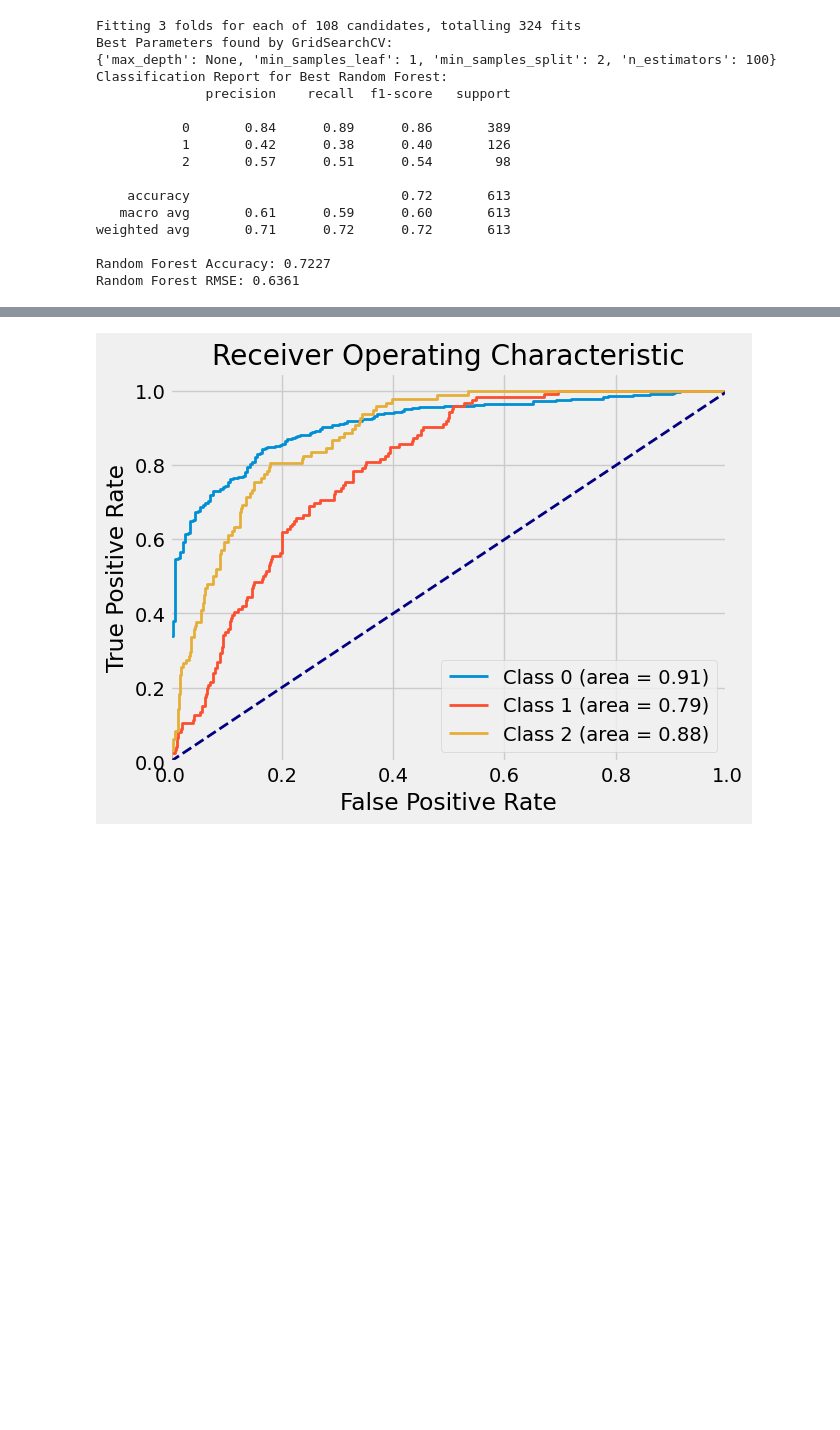
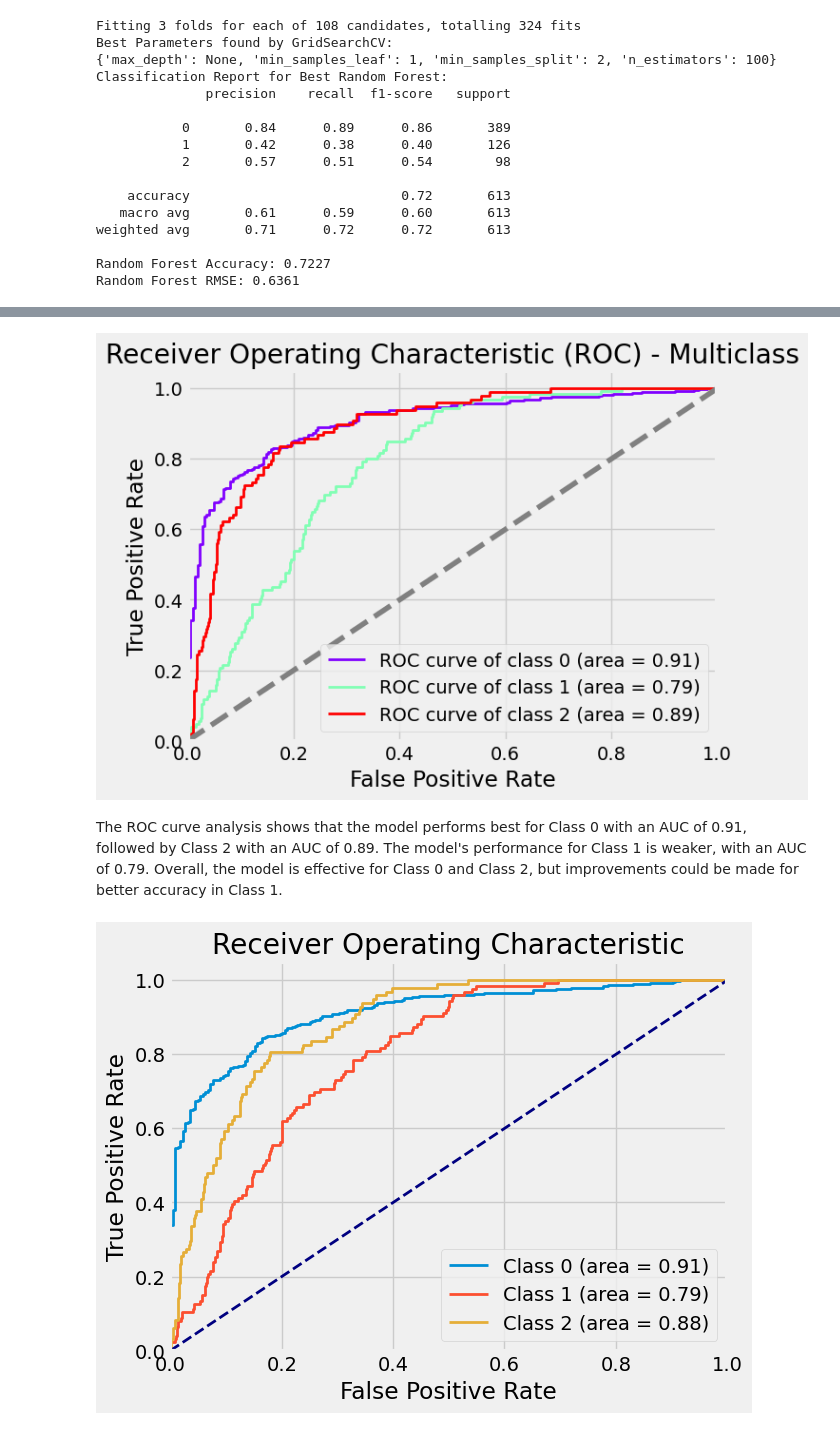
Before and after one commit to JEr1yAnalst/CAPSTONE-PROJECT-sentiment-analysis, a Jupyter notebook: notebook.ipynb, the cells around one changed output, grey strips where cells are left out. Drawn from its saved outputs; the diff is of its cells as text; code cells hidden in the pictures; blank space fills up the shorter version.

```diff
--- a/notebook.ipynb
+++ b/notebook.ipynb
@@ -1628,3 +1737,43 @@ Random Forest RMSE: 0.6361
+# %%
+import matplotlib.pyplot as plt
+from sklearn.metrics import roc_curve, roc_auc_score
+from sklearn.preprocessing import label_binarize
+import numpy as np
+
+# Binarize the output
+y_test_bin = label_binarize(y_test, classes=np.unique(y_test))
+y_pred_prob = best_rf.predict_proba(X_test)
+
+# Compute ROC curve and ROC AUC for each class
+n_classes = y_test_bin.shape[1]
+fpr = dict()
+tpr = dict()
+roc_auc = dict()
+
+for i in range(n_classes):
+    fpr[i], tpr[i], _ = roc_curve(y_test_bin[:, i], y_pred_prob[:, i])
+    roc_auc[i] = roc_auc_score(y_test_bin[:, i], y_pred_prob[:, i])
+
+# Plot ROC curve
+plt.figure()
+colors = plt.cm.rainbow(np.linspace(0, 1, n_classes))
+
+for i, color in zip(range(n_classes), colors):
+    plt.plot(fpr[i], tpr[i], color=color, lw=2,
+             label=f'ROC curve of class {i} (area = {roc_auc[i]:.2f})')
+
+plt.plot([0, 1], [0, 1], color='gray', linestyle='--')
+plt.xlim([0.0, 1.0])
+plt.ylim([0.0, 1.05])
+plt.xlabel('False Positive Rate')
+plt.ylabel('True Positive Rate')
+plt.title('Receiver Operating Characteristic (ROC) - Multiclass')
+plt.legend(loc='lower right')
+plt.show()
+# %% [output]
+[figure, added]
+# %% [markdown]
+The ROC curve analysis shows that the model performs best for Class 0 with an AUC of 0.91, followed by Class 2 with an AUC of 0.89. The model's performance for Class 1 is weaker, with an AUC of 0.79. Overall, the model is effective for Class 0 and Class 2, but improvements could be made for better accuracy in Class 1.
 # %%
 import matplotlib.pyplot as plt
 from sklearn.metrics import roc_curve, auc
```
Also changed, not shown: parts of 19 cells of this notebook, 5 other files.
